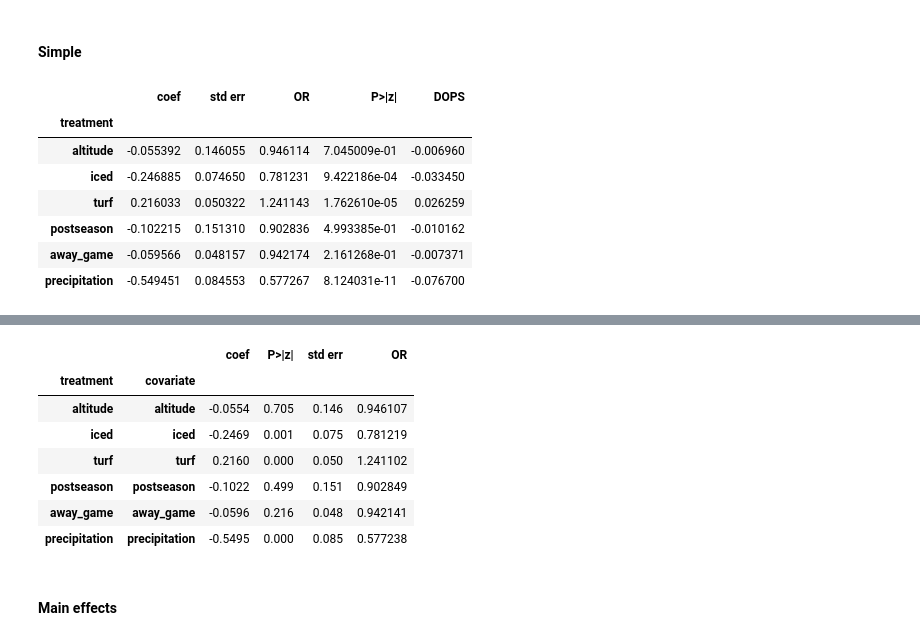
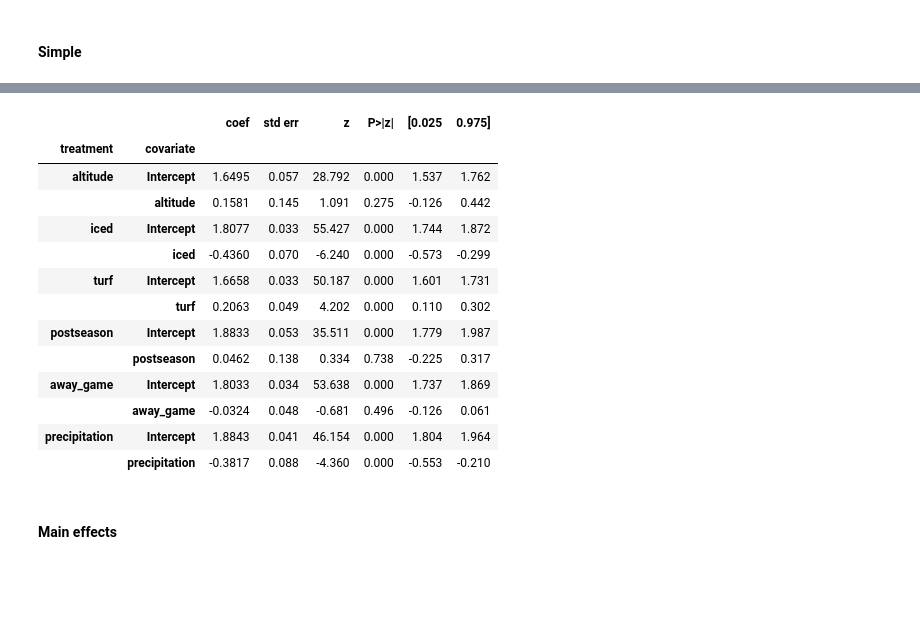
Before and after one commit to lewisbails/nfl-project, a Jupyter notebook: notebooks/field_goals.ipynb, the cells around one changed output, grey strips where cells are left out. Drawn from its saved outputs; the diff is of its cells as text; code cells hidden in the pictures; blank space fills up the shorter version.

```diff
--- a/notebooks/field_goals.ipynb
+++ b/notebooks/field_goals.ipynb
@@ -222,0 +261,17 @@ df_dops
+# %%
+from scipy.stats import ttest_rel
+satts = []
+for t in binary:
+    df_treated = df.loc[df[t]==1, :]
+    observed = df_treated['good']
+    df_cf = df_treated.copy()
+    df_cf[t] = 0
+    for name, result in results_unmatched.items():
+        if (name in continuous) or (name in binary and name!=t):
+            continue
+        potential = result.predict(df_cf)
+        satt = (observed-potential).mean()
+        stat, p = ttest_rel(observed, potential)
+        satts.append({'treatment':t, 'model':name if name not in binary else 'univariate', 'satt':satt, 't-statistic':stat, 'p':round(p,3), 'observed':observed.mean(), 'potential':potential.mean()})
+df_satt = pd.DataFrame.from_records(satts).set_index(['treatment', 'model'])
+print(df_satt.round(3).to_latex())
@@ -229,16 +297,0 @@ These values for full and interactions will be WRONG if interaction terms are si
-# %%
-cols = {}
-p = 0.1
-for name, s in df_unmatched.groupby('model'):
-    if name in continuous:
-        continue
-    ORr = {}
-    for t in binary:
-        if name in ('main effects', 'interactions', 'full', t):
-            OR = odds_ratios(s.set_index('covariate'), t, p=p, plot=False).iloc[0, 0]
-            ORr[t] = OR
-    cols[name] = ORr
-ors = pd.DataFrame.from_dict(cols, orient='columns').round(3)
-ors['univariate'] = ors[binary].transform(max)
-ors.drop(binary, axis=1, inplace=True)
-ors
@@ -367,7 +412,7 @@ IntervalIndex([(17.942, 25.25], (25.25, 32.5], (32.5, 39.75], (39.75, 47.0], (47
 # %%
 coarsening = {
-    'distance': {'bins':10, 'cut': 'cut'}, # relax over
-    'year': {'bins': 4, 'cut': 'cut'}, # uniform so qcut=cut
+    'distance': {'bins':range(17,100,6), 'cut': 'cut'}, # relax over
+    'year': {'bins': 5, 'cut': 'cut'}, # uniform so qcut=cut
     'seasons': {'bins': [0,4,10,18,30], 'cut': 'cut'},
     'temperature': {'bins': [-25,-5,5,15,25,35,45], 'cut': 'cut'},
     'wind': {'bins': [-0.1,12,25,41], 'cut': 'cut'},
@@ -522,16 +554,7 @@ def expand_for_treatment(row):
-# %%
-results_matched.loc[results_matched['model']=='univariate', :].apply(summarise, axis=1).set_index('treatment') # with DOPS
-# %% [output]
-|  | coef | std err | OR | P>|z| | DOPS |
-| treatment |  |  |  |  |  |
-| altitude | -0.055392 | 0.146055 | 0.946114 | 7.045009e-01 | -0.006960 |
-| iced | -0.246885 | 0.074650 | 0.781231 | 9.422186e-04 | -0.033450 |
-| turf | 0.216033 | 0.050322 | 1.241143 | 1.762610e-05 | 0.026259 |
-| postseason | -0.102215 | 0.151310 | 0.902836 | 4.993385e-01 | -0.010162 |
-| away_game | -0.059566 | 0.048157 | 0.942174 | 2.161268e-01 | -0.007371 |
-| precipitation | -0.549451 | 0.084553 | 0.577267 | 8.124031e-11 | -0.076700 |
 # %%
 results_uni = results_matched.loc[results_matched['model']=='univariate', :]
-df_uni = pd.concat(results_uni.apply(expand_for_treatment, axis=1).to_list())
+df_uni = pd.concat(results_uni.apply(expand, axis=1).to_list())
+df_uni = df_uni.set_index('treatment', append=True).reorder_levels([1,0])
+print(df_uni.to_latex())
 df_uni
 # %% [output]
@@ -538,11 +580,17 @@ df_uni
-|  |  | coef | P>|z| | std err | OR |
-| treatment | covariate |  |  |  |  |
-| altitude | altitude | -0.0554 | 0.705 | 0.146 | 0.946107 |
-| iced | iced | -0.2469 | 0.001 | 0.075 | 0.781219 |
-| turf | turf | 0.2160 | 0.000 | 0.050 | 1.241102 |
-| postseason | postseason | -0.1022 | 0.499 | 0.151 | 0.902849 |
-| away_game | away_game | -0.0596 | 0.216 | 0.048 | 0.942141 |
-| precipitation | precipitation | -0.5495 | 0.000 | 0.085 | 0.577238 |
+|  |  | coef | std err | z | P>|z| | [0.025 | 0.975] |
+| treatment | covariate |  |  |  |  |  |  |
+| altitude | Intercept | 1.6495 | 0.057 | 28.792 | 0.000 | 1.537 | 1.762 |
+|  | altitude | 0.1581 | 0.145 | 1.091 | 0.275 | -0.126 | 0.442 |
+| iced | Intercept | 1.8077 | 0.033 | 55.427 | 0.000 | 1.744 | 1.872 |
+|  | iced | -0.4360 | 0.070 | -6.240 | 0.000 | -0.573 | -0.299 |
+| turf | Intercept | 1.6658 | 0.033 | 50.187 | 0.000 | 1.601 | 1.731 |
+|  | turf | 0.2063 | 0.049 | 4.202 | 0.000 | 0.110 | 0.302 |
+| postseason | Intercept | 1.8833 | 0.053 | 35.511 | 0.000 | 1.779 | 1.987 |
+|  | postseason | 0.0462 | 0.138 | 0.334 | 0.738 | -0.225 | 0.317 |
+| away_game | Intercept | 1.8033 | 0.034 | 53.638 | 0.000 | 1.737 | 1.869 |
+|  | away_game | -0.0324 | 0.048 | -0.681 | 0.496 | -0.126 | 0.061 |
+| precipitation | Intercept | 1.8843 | 0.041 | 46.154 | 0.000 | 1.804 | 1.964 |
+|  | precipitation | -0.3817 | 0.088 | -4.360 | 0.000 | -0.553 | -0.210 |
 # %% [markdown]
 #### Main effects
 # %%
```
Also changed, not shown: parts of 26 cells of this notebook.
